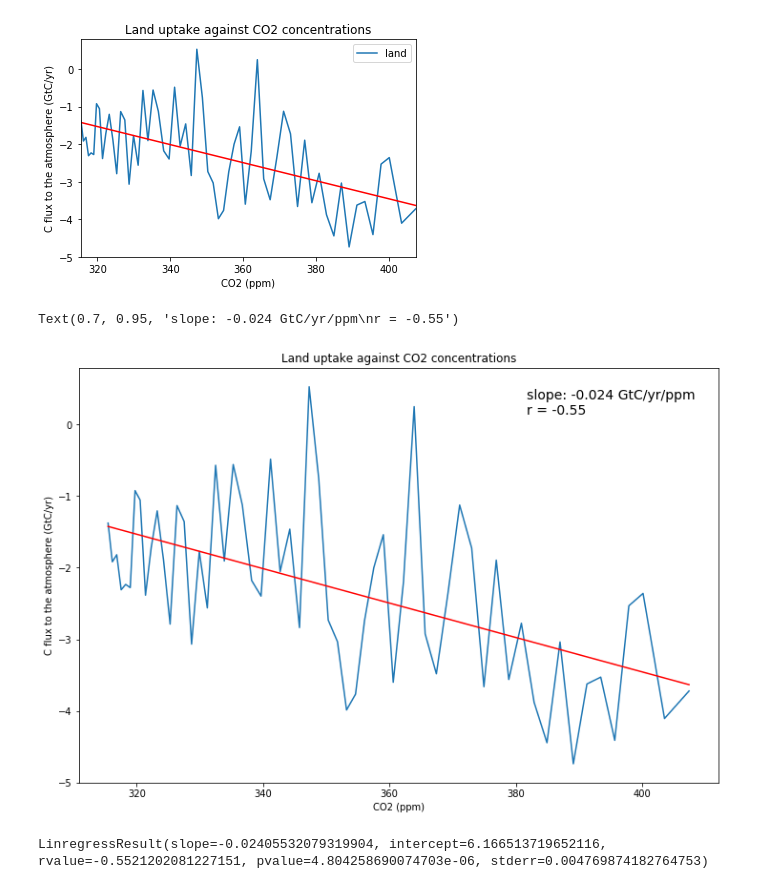
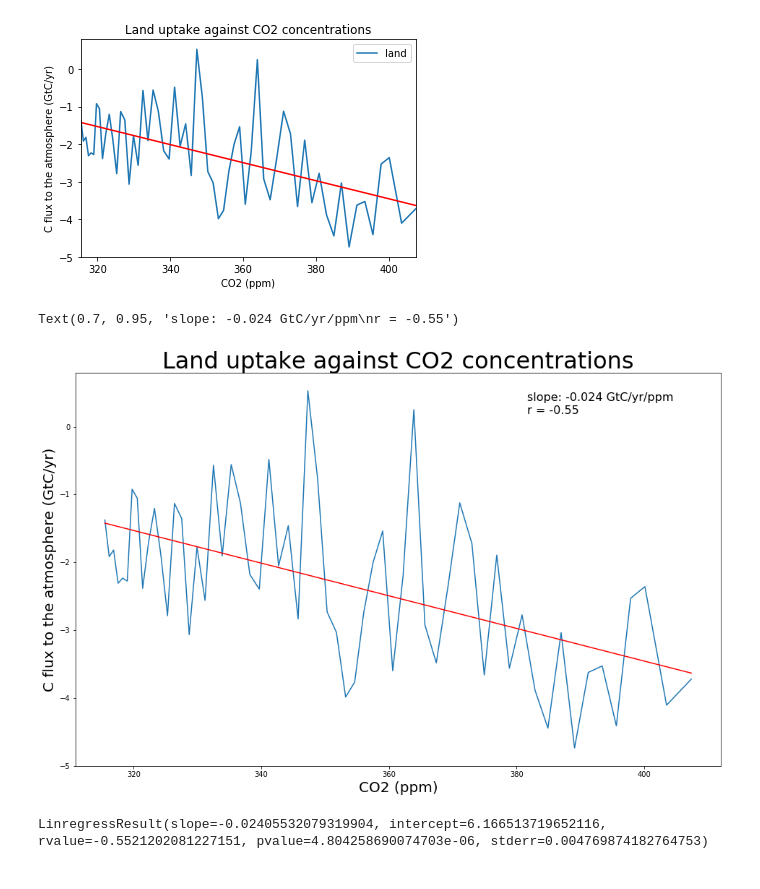
Before and after one commit to rursino/carbon-cycle-feedbacks, a Jupyter notebook: Peylin_flux/Notebooks/CO2_reg.ipynb, the cells around one changed output. Drawn from its saved outputs; the diff is of its cells as text; code cells hidden in the pictures.

```diff
--- a/Peylin_flux/Notebooks/CO2_reg.ipynb
+++ b/Peylin_flux/Notebooks/CO2_reg.ipynb
@@ -130,21 +130,21 @@ plt.plot(df['CO2'], stats_land[0]*df['CO2']+stats_land[1], color='r')
 [<matplotlib.lines.Line2D at 0x...>]
 [figure]
 # %%
-fig, ax = plt.subplots(figsize=(12,8))
+fig, ax = plt.subplots(figsize=(16,10))
 ax.plot(df['CO2'], df['land'])
-ax.set_xlabel("CO2 (ppm)")
-ax.set_ylabel("C flux to the atmosphere (GtC/yr)")
-ax.set_title("Land uptake against CO2 concentrations")
+ax.set_xlabel("CO2 (ppm)", fontsize=20)
+ax.set_ylabel("C flux to the atmosphere (GtC/yr)", fontsize=20)
+ax.set_title("Land uptake against CO2 concentrations", fontsize=32)
 
 stats_land = stats.linregress(df['CO2'], df['land'])
 plt.plot(df['CO2'], stats_land[0]*df['CO2']+stats_land[1], color='r')
 
 textstr = '\n'.join(('slope: '+'%.3f' % stats_land[0]+' GtC/yr/ppm',
                      'r = '+'%.2f' % stats_land[2]))
-ax.text(0.70, 0.95, textstr, fontsize=14, transform=ax.transAxes, verticalalignment='top')
+ax.text(0.70, 0.95, textstr, fontsize=16, transform=ax.transAxes, verticalalignment='top')
 # %% [output]
 Text(0.7, 0.95, 'slope: -0.024 GtC/yr/ppm\nr = -0.55')
-[figure, old version]
+[figure, new version]
 # %%
 stats_land
 # %% [output]
```
Also changed, not shown: parts of 1 cell of this notebook, 4 other files.
